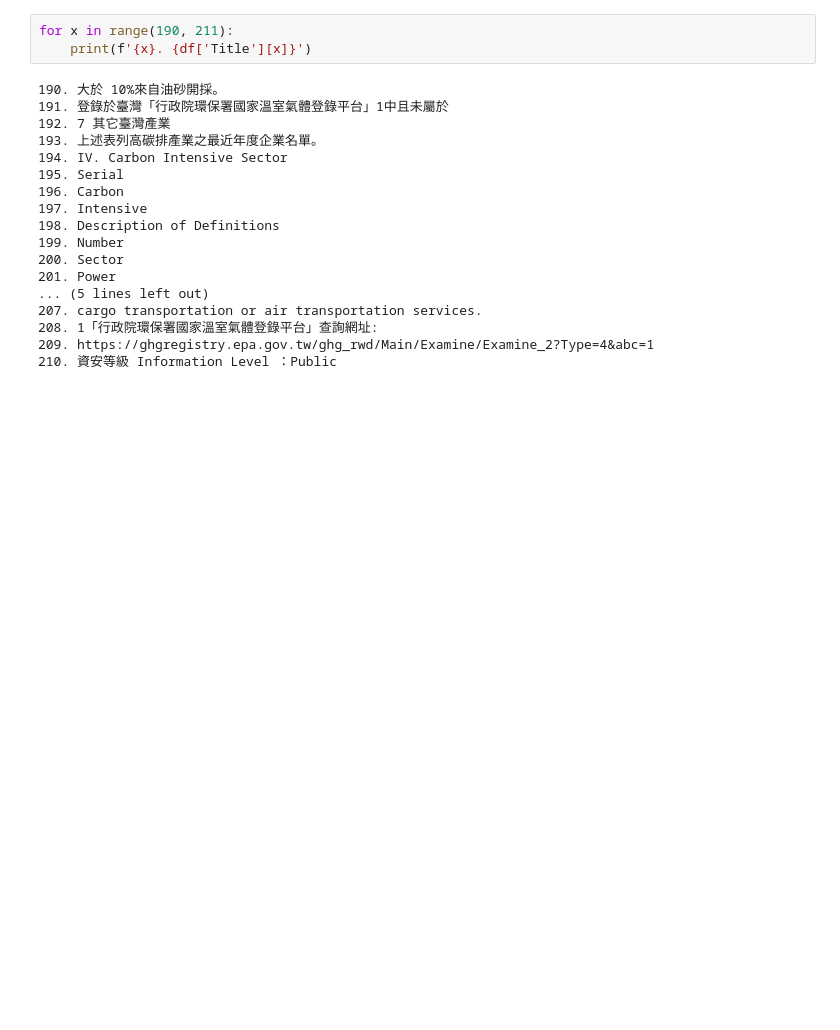
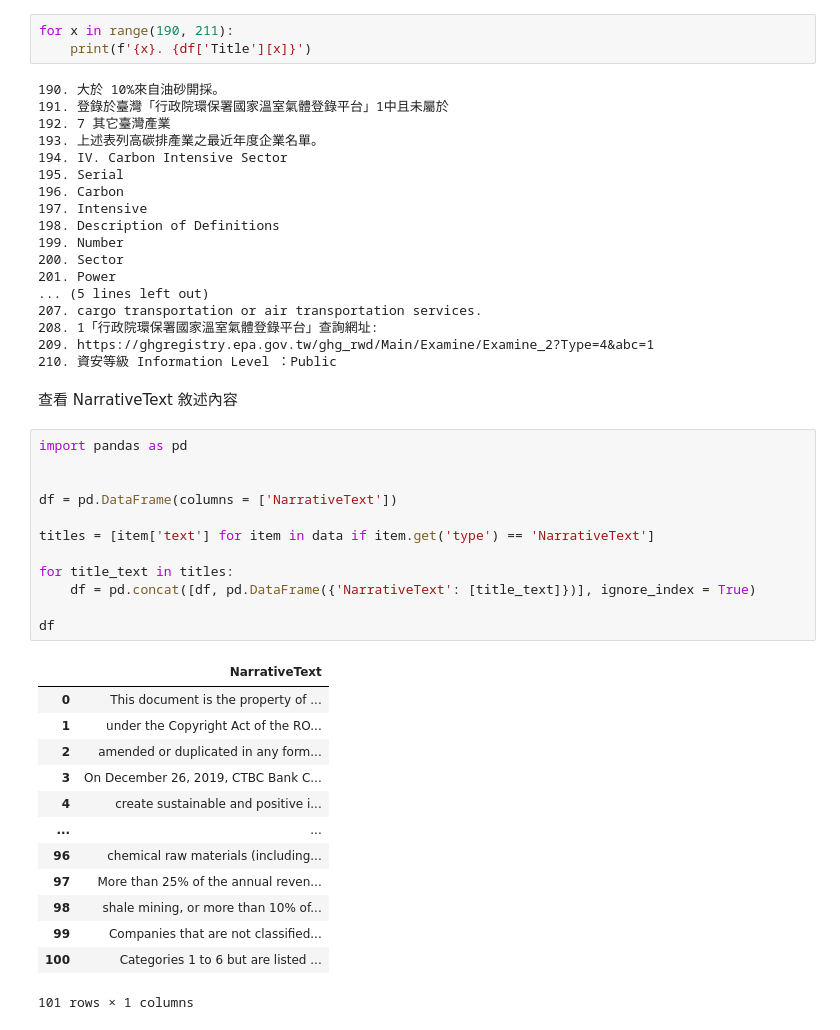
Before and after one commit to jane0520/Unstructured_PDF_to_Json, a Jupyter notebook: analyze_JSON.ipynb, the cells around one changed output. Cells and saved outputs as stored; diff of their text form; blank space fills up the shorter version.

Commit message:
查看 NarrativeText 內容

```diff
--- a/analyze_JSON.ipynb
+++ b/analyze_JSON.ipynb
@@ -105,3 +107,31 @@ for x in range(190, 211):
 208. 1「行政院環保署國家溫室氣體登錄平台」查詢網址:
 209. https://ghgregistry.epa.gov.tw/ghg_rwd/Main/Examine/Examine_2?Type=4&abc=1
 210. 資安等級 Information Level ：Public
+# %% [markdown]
+查看 NarrativeText 敘述內容
+# %%
+import pandas as pd
+
+
+df = pd.DataFrame(columns = ['NarrativeText'])
+
+titles = [item['text'] for item in data if item.get('type') == 'NarrativeText']
+
+for title_text in titles:
+    df = pd.concat([df, pd.DataFrame({'NarrativeText': [title_text]})], ignore_index = True)
+
+df
+# %% [output]
+|  | NarrativeText |
+| 0 | This document is the property of ... |
+| 1 | under the Copyright Act of the RO... |
+| 2 | amended or duplicated in any form... |
+| 3 | On December 26, 2019, CTBC Bank C... |
+| 4 | create sustainable and positive i... |
+| ... | ... |
+| 96 | chemical raw materials (including... |
+| 97 | More than 25% of the annual reven... |
+| 98 | shale mining, or more than 10% of... |
+| 99 | Companies that are not classified... |
+| 100 | Categories 1 to 6 but are listed ... |
+101 rows × 1 columns
```
Also changed, not shown: parts of 2 cells of this notebook.
